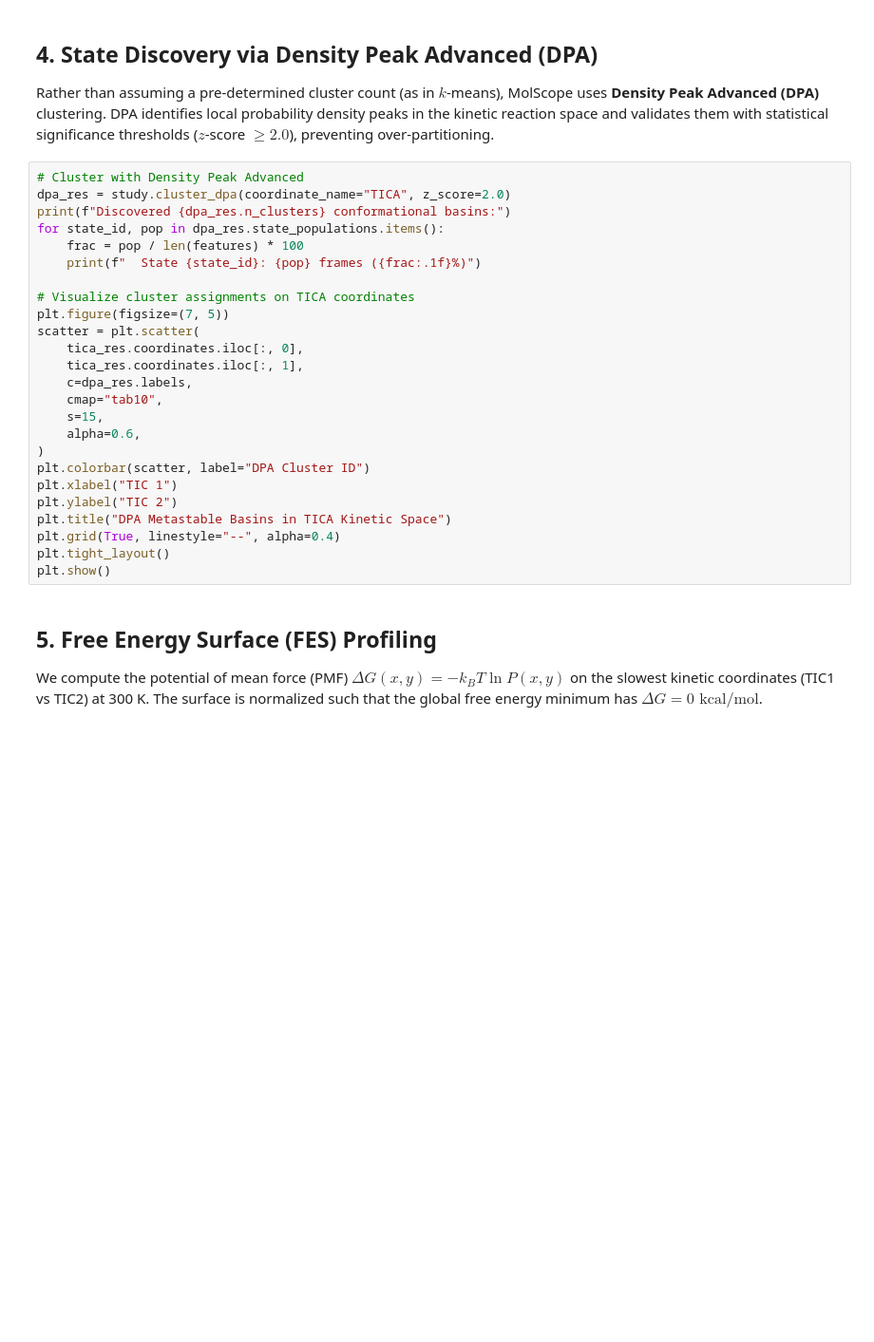
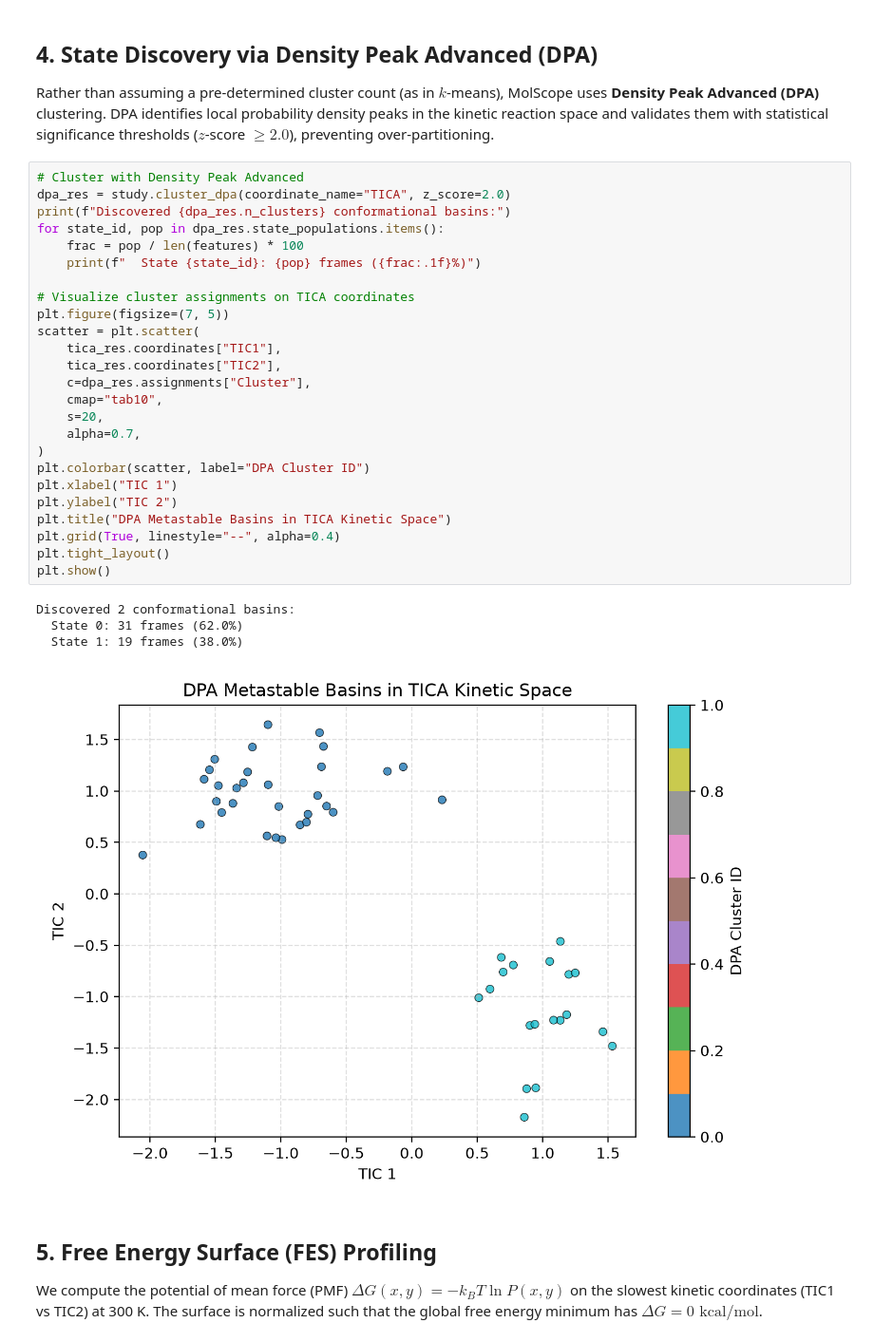
Before and after one commit to N-S8990/molscope, a Jupyter notebook: docs/tutorials/2rjy_villin_tutorial.ipynb, the cells around one changed output. Shown at 95% size. Drawn from its saved outputs; the diff is of its cells as text; blank space fills up the shorter version.

```diff
--- a/docs/tutorials/2rjy_villin_tutorial.ipynb
+++ b/docs/tutorials/2rjy_villin_tutorial.ipynb
@@ -155,28 +202,33 @@ DPA identifies local probability density peaks in the kinetic reaction space and
 # %%
 # Cluster with Density Peak Advanced
 dpa_res = study.cluster_dpa(coordinate_name="TICA", z_score=2.0)
 print(f"Discovered {dpa_res.n_clusters} conformational basins:")
 for state_id, pop in dpa_res.state_populations.items():
     frac = pop / len(features) * 100
     print(f"  State {state_id}: {pop} frames ({frac:.1f}%)")
 
 # Visualize cluster assignments on TICA coordinates
 plt.figure(figsize=(7, 5))
 scatter = plt.scatter(
-    tica_res.coordinates.iloc[:, 0],
-    tica_res.coordinates.iloc[:, 1],
-    c=dpa_res.labels,
+    tica_res.coordinates["TIC1"],
+    tica_res.coordinates["TIC2"],
+    c=dpa_res.assignments["Cluster"],
     cmap="tab10",
-    s=15,
-    alpha=0.6,
+    s=20,
+    alpha=0.7,
 )
 plt.colorbar(scatter, label="DPA Cluster ID")
 plt.xlabel("TIC 1")
 plt.ylabel("TIC 2")
 plt.title("DPA Metastable Basins in TICA Kinetic Space")
 plt.grid(True, linestyle="--", alpha=0.4)
 plt.tight_layout()
 plt.show()
+# %% [output]
+Discovered 2 conformational basins:
+  State 0: 31 frames (62.0%)
+  State 1: 19 frames (38.0%)
+[figure, added]
 # %% [markdown]
 ## 5. Free Energy Surface (FES) Profiling
 
```
Also changed, not shown: parts of 7 cells of this notebook, 2 other files.
